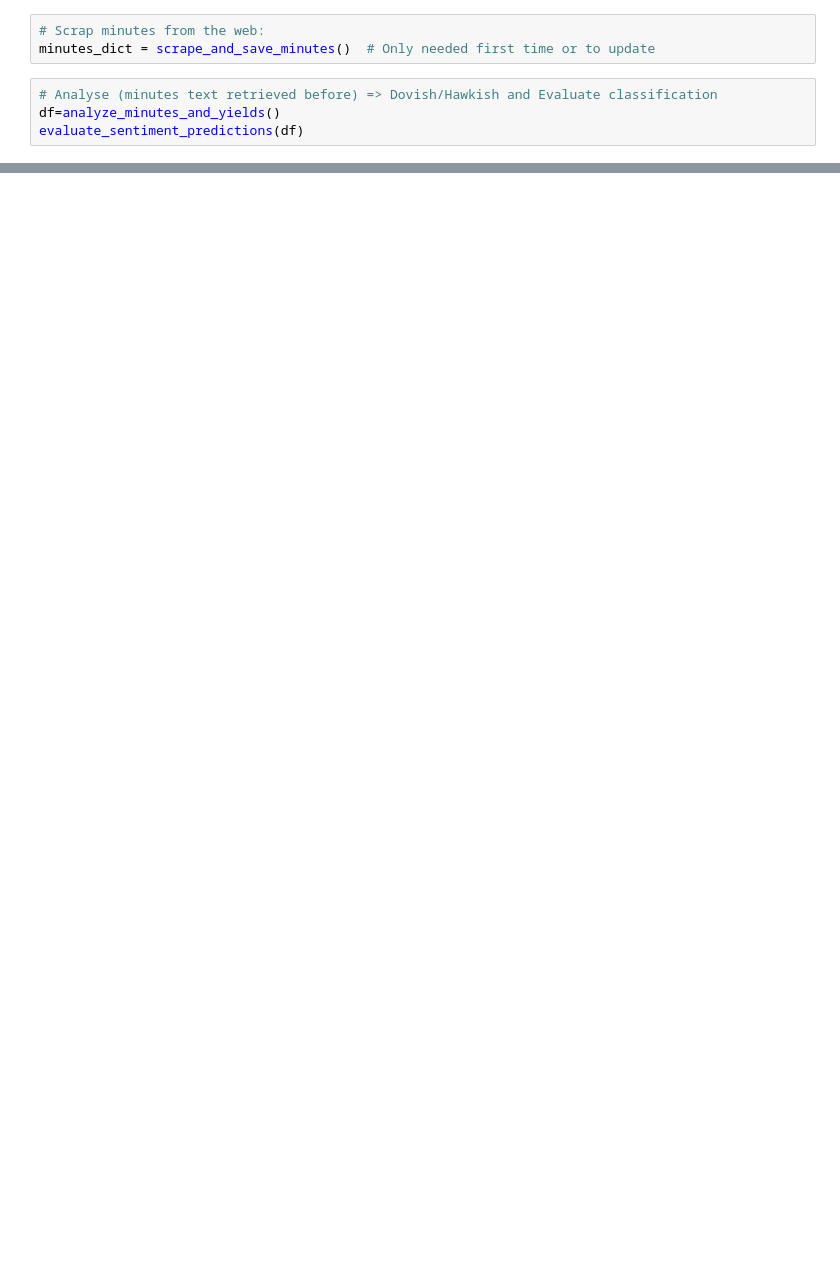
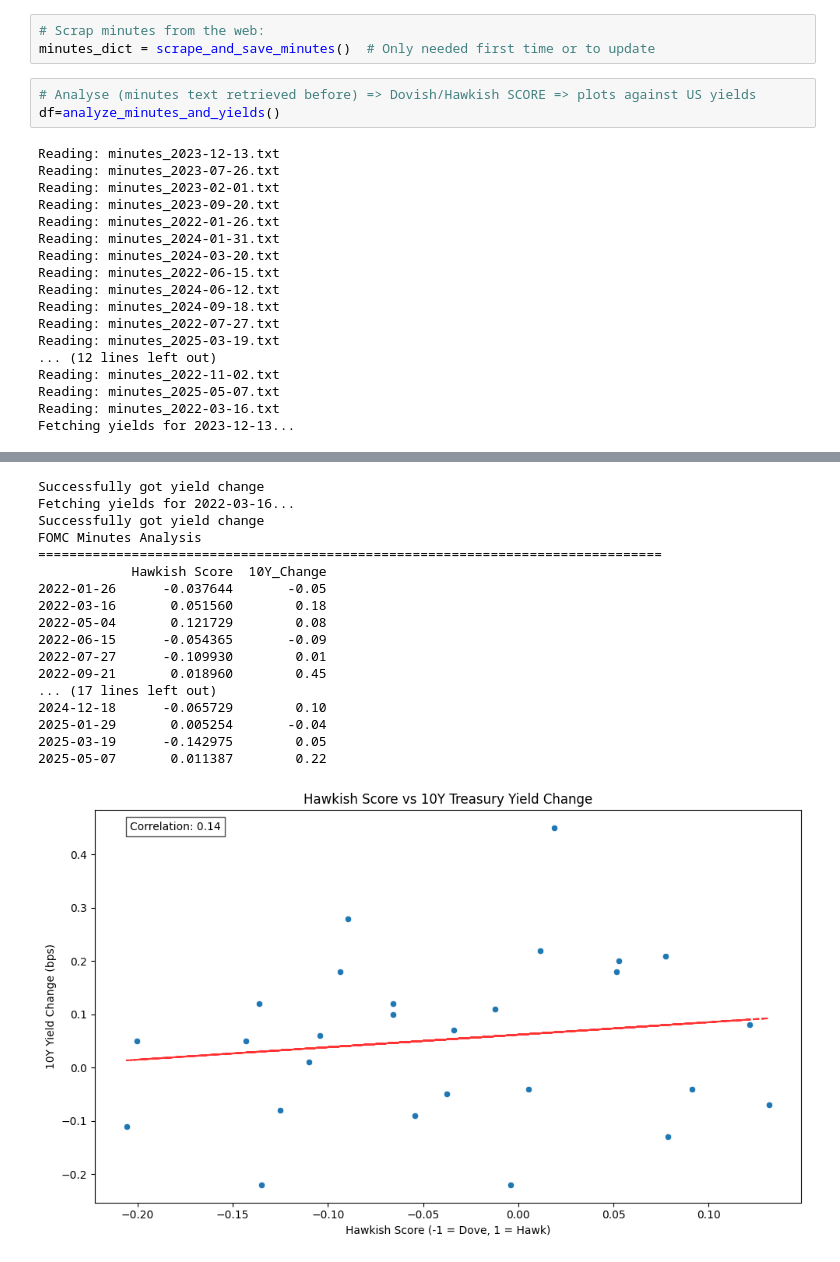
Before and after one commit to MatiGrinberg/FED_minutes_sentiment, a Jupyter notebook: fed_minutes.ipynb, the cells around one changed output, grey strips where cells are left out. Saved outputs shown, nothing was run; the diff lists cells and outputs as text; blank space fills up the shorter version.

Commit message:
Finished python code and upload the images for the Readme

```diff
--- a/fed_minutes.ipynb
+++ b/fed_minutes.ipynb
@@ -209,6 +230,23 @@ def evaluate_sentiment_predictions(df):
 # Scrap minutes from the web:
 minutes_dict = scrape_and_save_minutes()  # Only needed first time or to update
 # %%
-# Analyse (minutes text retrieved before) => Dovish/Hawkish and Evaluate classification
+# Analyse (minutes text retrieved before) => Dovish/Hawkish SCORE => plots against US yields
 df=analyze_minutes_and_yields()
-evaluate_sentiment_predictions(df)
+# %% [output]
+Reading: minutes_2023-12-13.txt
+Reading: minutes_2023-07-26.txt
+Reading: minutes_2023-02-01.txt
+Reading: minutes_2023-09-20.txt
+Reading: minutes_2022-01-26.txt
+Reading: minutes_2024-01-31.txt
+Reading: minutes_2024-03-20.txt
+Reading: minutes_2022-06-15.txt
+Reading: minutes_2024-06-12.txt
+Reading: minutes_2024-09-18.txt
+Reading: minutes_2022-07-27.txt
+Reading: minutes_2025-03-19.txt
+... (12 lines left out)
+Reading: minutes_2022-11-02.txt
+Reading: minutes_2025-05-07.txt
+Reading: minutes_2022-03-16.txt
+Fetching yields for 2023-12-13...
@@ -214,0 +303,18 @@ evaluate_sentiment_predictions(df)
+Successfully got yield change
+Fetching yields for 2022-03-16...
+Successfully got yield change
+FOMC Minutes Analysis
+================================================================================
+            Hawkish Score  10Y_Change
+2022-01-26      -0.037644       -0.05
+2022-03-16       0.051560        0.18
+2022-05-04       0.121729        0.08
+2022-06-15      -0.054365       -0.09
+2022-07-27      -0.109930        0.01
+2022-09-21       0.018960        0.45
+... (17 lines left out)
+2024-12-18      -0.065729        0.10
+2025-01-29       0.005254       -0.04
+2025-03-19      -0.142975        0.05
+2025-05-07       0.011387        0.22
+[figure, added]
```
Also changed, not shown: parts of 7 cells of this notebook, 6 other files.
